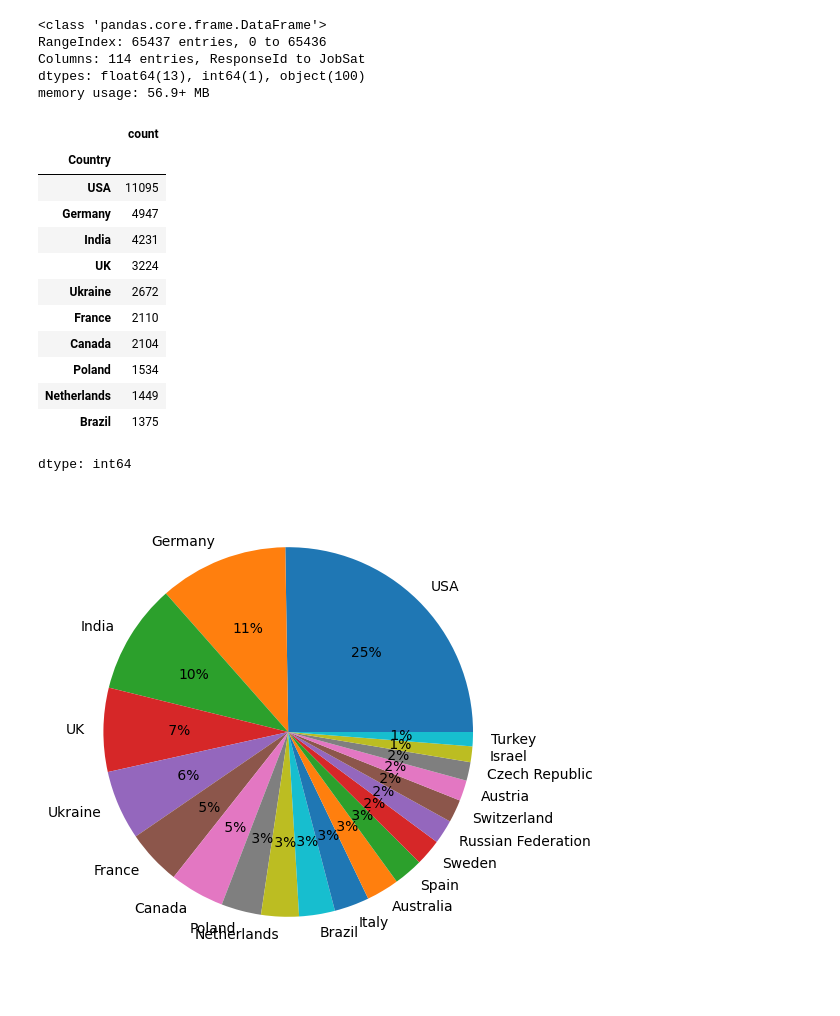
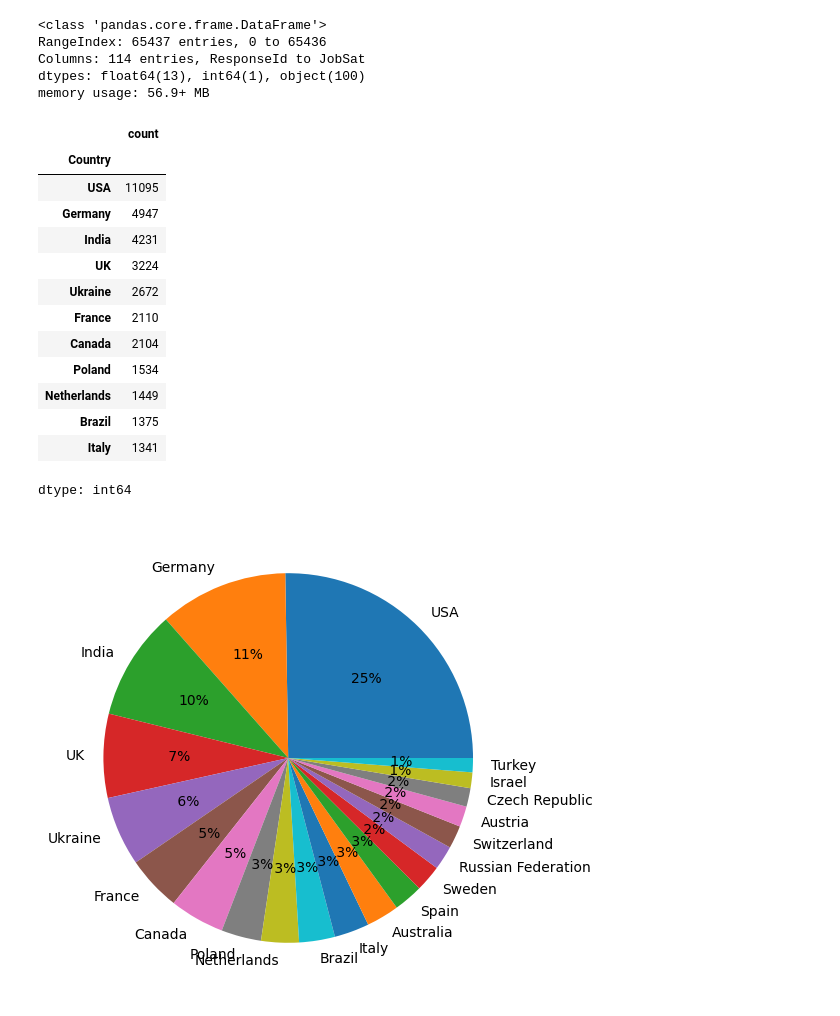
Before and after one commit to iAmirHosein92/Class_Exercise_Solution, a Jupyter notebook: final_S6_Exercise_Solution.ipynb, the cells around one changed output. Drawn from its saved outputs; the diff is of its cells as text; code cells hidden in the pictures.

```diff
--- a/final_S6_Exercise_Solution.ipynb
+++ b/final_S6_Exercise_Solution.ipynb
@@ -8,6 +13,6 @@ import seaborn as sns
 # %%
 
-df = pd.read_csv('survey_results_public.csv')
+df = pd.read_csv('./drive/MyDrive/survey_results_public.csv')
 df.info()
 # %% [output]
 <class 'pandas.core.frame.DataFrame'>
@@ -86,20 +91,21 @@ df.loc[df['Country'] == 'United States of America', 'Country'] = 'USA'
 df.loc[df['Country'] == 'United Kingdom of Great Britain and Northern Ireland', 'Country'] = 'UK'
 # %%
 countries = df['Country'].value_counts()
-countries.head(10)
+countries.head(11)
 # %% [output]
 |  | count |
 | Country |  |
 | USA | 11095 |
 | Germany | 4947 |
 | India | 4231 |
 | UK | 3224 |
 | Ukraine | 2672 |
 | France | 2110 |
 | Canada | 2104 |
 | Poland | 1534 |
 | Netherlands | 1449 |
 | Brazil | 1375 |
+| Italy | 1341 |
 dtype: int64
 # %%
 plt.figure(figsize=(10, 6))
```
Also changed, not shown: parts of 17 cells of this notebook.
